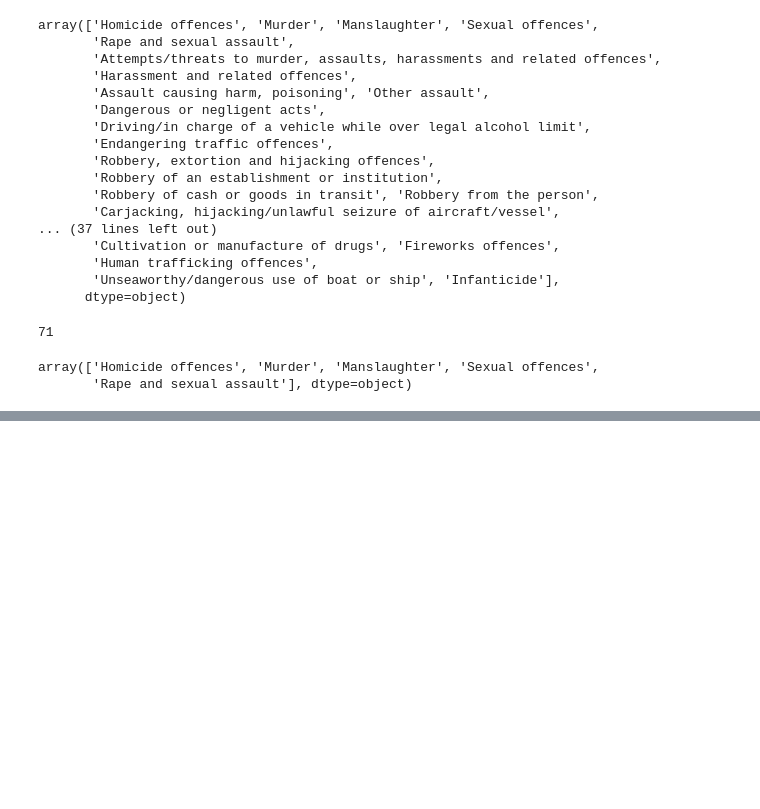
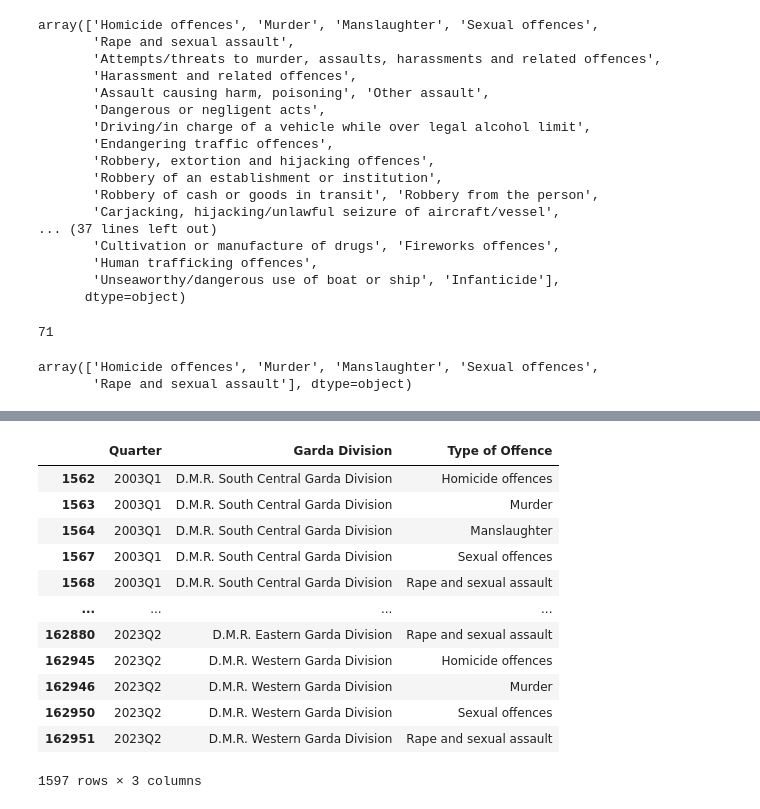
Before and after one commit to richardags-cct-college-dublin/HDIP_ML_CA1_FT, a Jupyter notebook: HDIP_ML_CA1_FT.ipynb, the cells around one changed output, grey strips where cells are left out. Saved outputs shown, nothing was run; the diff lists cells and outputs as text; code cells hidden in the pictures; blank space fills up the shorter version.

```diff
--- a/HDIP_ML_CA1_FT.ipynb
+++ b/HDIP_ML_CA1_FT.ipynb
@@ -246,0 +278,20 @@ array(['Homicide offences', 'Murder', 'Manslaughter', 'Sexual offences',
+# %%
+categorical_features = dataframe[['Quarter', 'Garda Division', 'Type of Offence']]
+target = dataframe['VALUE']
+# %%
+#show categorical features data
+categorical_features
+# %% [output]
+|  | Quarter | Garda Division | Type of Offence |
+| 1562 | 2003Q1 | D.M.R. South Central Garda Division | Homicide offences |
+| 1563 | 2003Q1 | D.M.R. South Central Garda Division | Murder |
+| 1564 | 2003Q1 | D.M.R. South Central Garda Division | Manslaughter |
+| 1567 | 2003Q1 | D.M.R. South Central Garda Division | Sexual offences |
+| 1568 | 2003Q1 | D.M.R. South Central Garda Division | Rape and sexual assault |
+| ... | ... | ... | ... |
+| 162880 | 2023Q2 | D.M.R. Eastern Garda Division | Rape and sexual assault |
+| 162945 | 2023Q2 | D.M.R. Western Garda Division | Homicide offences |
+| 162946 | 2023Q2 | D.M.R. Western Garda Division | Murder |
+| 162950 | 2023Q2 | D.M.R. Western Garda Division | Sexual offences |
+| 162951 | 2023Q2 | D.M.R. Western Garda Division | Rape and sexual assault |
+1597 rows × 3 columns
```
Also changed, not shown: parts of 8 cells of this notebook.
